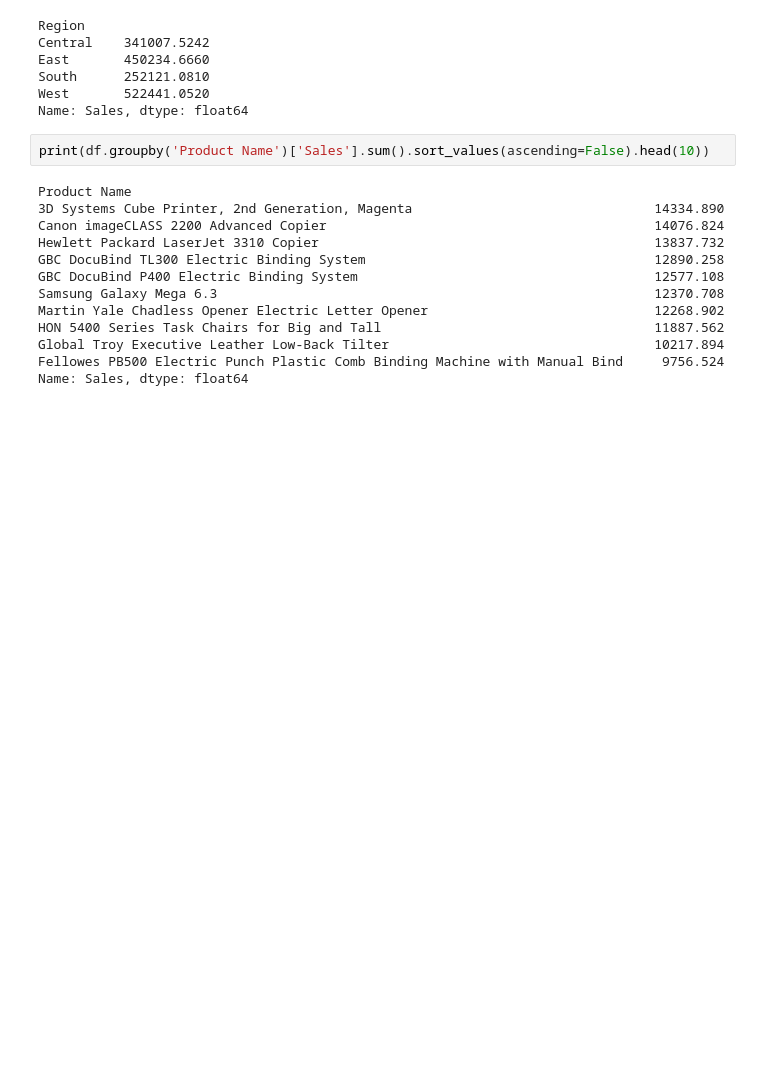
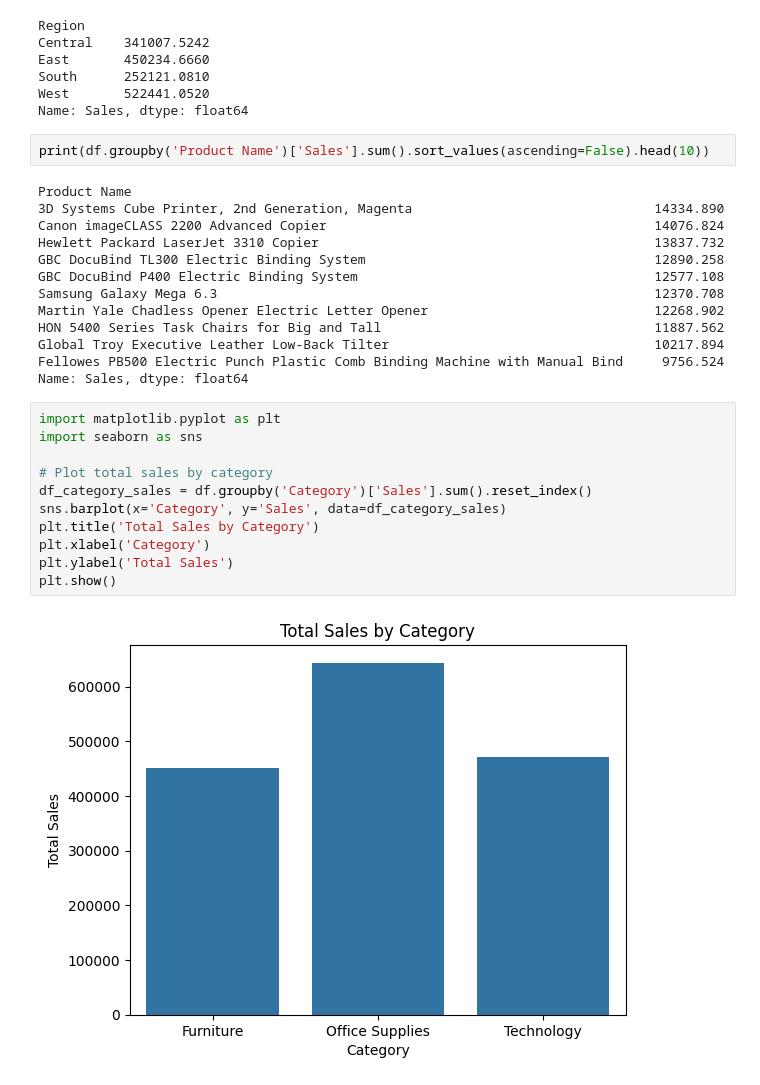
Before and after one commit to shy942/ml-projects-portfolio, a Jupyter notebook: dashboard-project/dashboard.ipynb, the cells around one changed output. Cells and saved outputs as stored; diff of their text form; blank space fills up the shorter version.

```diff
--- a/dashboard-project/dashboard.ipynb
+++ b/dashboard-project/dashboard.ipynb
@@ -92,3 +92,16 @@ HON 5400 Series Task Chairs for Big and Tall                                   1
 Global Troy Executive Leather Low-Back Tilter                                  10217.894
 Fellowes PB500 Electric Punch Plastic Comb Binding Machine with Manual Bind     9756.524
 Name: Sales, dtype: float64
+# %%
+import matplotlib.pyplot as plt
+import seaborn as sns
+
+# Plot total sales by category
+df_category_sales = df.groupby('Category')['Sales'].sum().reset_index()
+sns.barplot(x='Category', y='Sales', data=df_category_sales)
+plt.title('Total Sales by Category')
+plt.xlabel('Category')
+plt.ylabel('Total Sales')
+plt.show()
+# %% [output]
+[figure, added]
```
Also changed, not shown: parts of 7 cells of this notebook, 1 other file.
